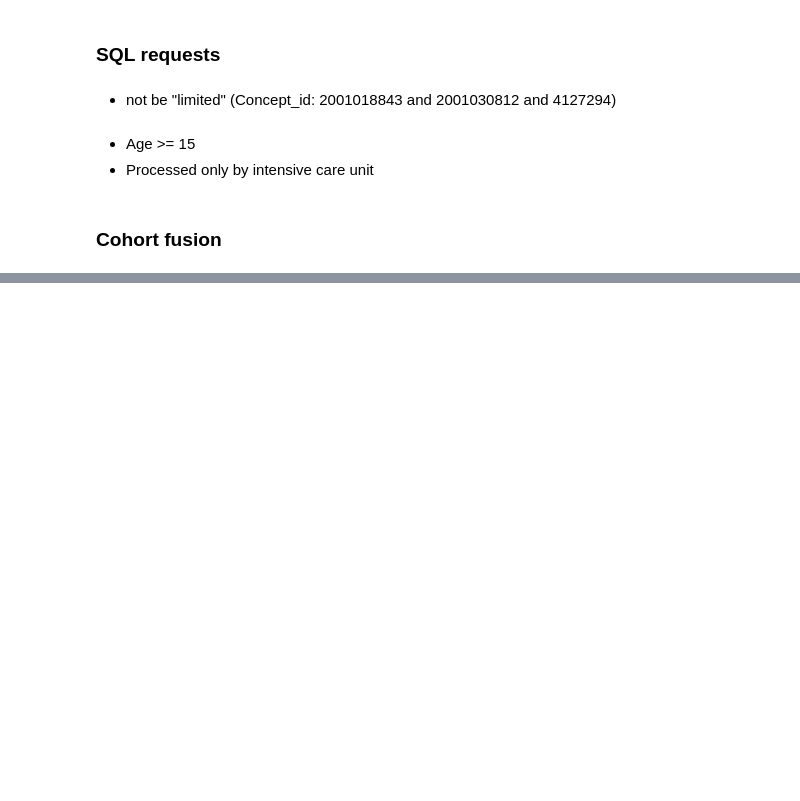
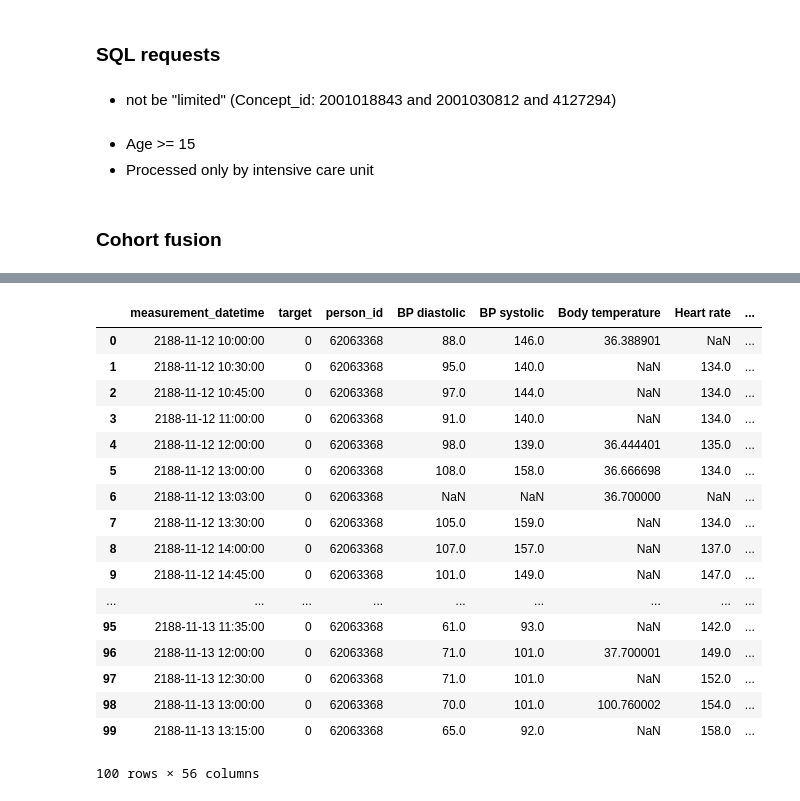
Before and after one commit to dataforgoodfr/batch4_diafoirus_fleming, a Jupyter notebook: omop_create dataset.ipynb, the cells around one changed output, grey strips where cells are left out. Cells and saved outputs as stored; diff of their text form; code cells hidden in the pictures; blank space fills up the shorter version.

Commit message:
Join with meta data + one-hot encoding of categorical variables

```diff
--- a/omop_create dataset.ipynb
+++ b/omop_create dataset.ipynb
@@ -92,4 +251,6 @@ len(list_patient)
 # %%
+patient_id = 62063368  # person_id
+
 query = """
 select
     distinct m.person_id, m.measurement_datetime, m.measurement_concept_name, m.value_source_value, m.unit_source_value, d.death_datetime
@@ -98,7 +259,7 @@ from
 left join
     death d on d.person_id = m.person_id
 where
-    measurement_concept_id IN
+    measurement_concept_id in
     (3022318,   -- heart_rhythm
      3024171,   -- respiratory_rate
      3028354,   -- vent_settings
@@ -111,9 +272,8 @@ where
      3020716,   -- fio2
      3032652    -- glasgow coma scale
     )
-and m.person_id = 62073122
+and m.person_id = {}
 order by measurement_datetime
-limit 100
-    ;"""
+;""".format(patient_id)
 
 measures = pd.read_sql_query(query, conn)
@@ -183,0 +370,3 @@ measures[['BP diastolic','BP systolic','Body temperature','Heart rate','Mean blo
+# %%
+idx = (meta['person_id'] == patient_id)
+meta[idx][meta_names]
@@ -183,0 +377,28 @@ measures[['BP diastolic','BP systolic','Body temperature','Heart rate','Mean blo
+# %%
+# Copy measures into 'data' dataframe
+data = measures.copy(deep=True)
+
+# Add meta
+for name in meta_names:
+    data[name] = meta[idx][name].values.squeeze()
+# %%
+data.iloc[:100]
+# %% [output]
+|  | measurement_datetime | target | person_id | BP diastolic | BP systolic | Body temperature | Heart rate | ... |
+| 0 | 2188-11-12 10:00:00 | 0 | 62063368 | 88.0 | 146.0 | 36.388901 | NaN | ... |
+| 1 | 2188-11-12 10:30:00 | 0 | 62063368 | 95.0 | 140.0 | NaN | 134.0 | ... |
+| 2 | 2188-11-12 10:45:00 | 0 | 62063368 | 97.0 | 144.0 | NaN | 134.0 | ... |
+| 3 | 2188-11-12 11:00:00 | 0 | 62063368 | 91.0 | 140.0 | NaN | 134.0 | ... |
+| 4 | 2188-11-12 12:00:00 | 0 | 62063368 | 98.0 | 139.0 | 36.444401 | 135.0 | ... |
+| 5 | 2188-11-12 13:00:00 | 0 | 62063368 | 108.0 | 158.0 | 36.666698 | 134.0 | ... |
+| 6 | 2188-11-12 13:03:00 | 0 | 62063368 | NaN | NaN | 36.700000 | NaN | ... |
+| 7 | 2188-11-12 13:30:00 | 0 | 62063368 | 105.0 | 159.0 | NaN | 134.0 | ... |
+| 8 | 2188-11-12 14:00:00 | 0 | 62063368 | 107.0 | 157.0 | NaN | 137.0 | ... |
+| 9 | 2188-11-12 14:45:00 | 0 | 62063368 | 101.0 | 149.0 | NaN | 147.0 | ... |
+| ... | ... | ... | ... | ... | ... | ... | ... | ... |
+| 95 | 2188-11-13 11:35:00 | 0 | 62063368 | 61.0 | 93.0 | NaN | 142.0 | ... |
+| 96 | 2188-11-13 12:00:00 | 0 | 62063368 | 71.0 | 101.0 | 37.700001 | 149.0 | ... |
+| 97 | 2188-11-13 12:30:00 | 0 | 62063368 | 71.0 | 101.0 | NaN | 152.0 | ... |
+| 98 | 2188-11-13 13:00:00 | 0 | 62063368 | 70.0 | 101.0 | 100.760002 | 154.0 | ... |
+| 99 | 2188-11-13 13:15:00 | 0 | 62063368 | 65.0 | 92.0 | NaN | 158.0 | ... |
+100 rows × 56 columns
```
Also changed, not shown: parts of 47 cells of this notebook.
